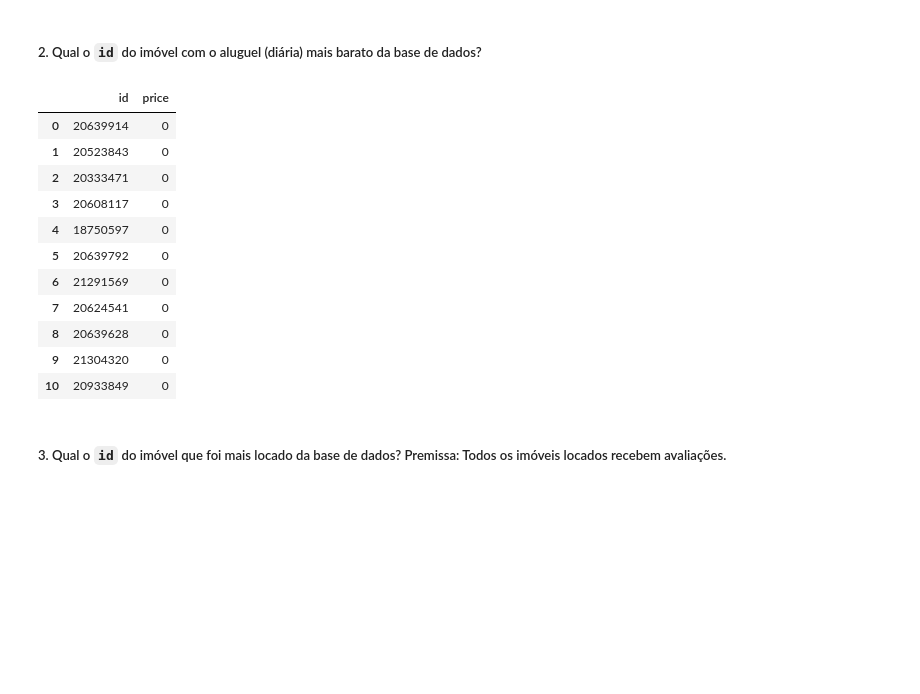
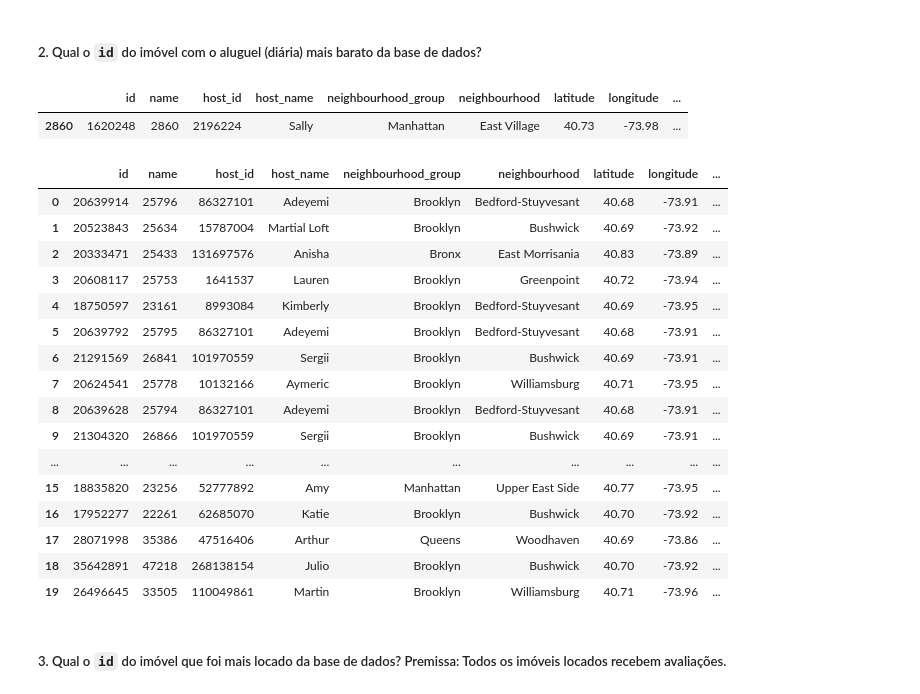
Before and after one commit to m4theus4ndr4de/insights-airbnb-nyc, a Jupyter notebook: airbnb_nyc_insights.ipynb, the cells around one changed output. Cells and saved outputs as stored; diff of their text form; code cells hidden in the pictures; blank space fills up the shorter version.

```diff
--- a/airbnb_nyc_insights.ipynb
+++ b/airbnb_nyc_insights.ipynb
@@ -318,21 +319,31 @@ df[['id', 'price']].sort_values('price', ascending=False).reset_index(drop=True)
 | 2 | 22436899 | 10000 |
 # %% [markdown]
 ##### 2. Qual o `id` do imóvel com o aluguel (diária) mais barato da base de dados?
+# %%
+df.query("id == 1620248")
+# %% [output]
+|  | id | name | host_id | host_name | neighbourhood_group | neighbourhood | latitude | longitude | ... |
+| 2860 | 1620248 | 2860 | 2196224 | Sally | Manhattan | East Village | 40.73 | -73.98 | ... |
 # %%
-df[['id', 'price']].sort_values('price', ascending=True).reset_index(drop=True)[0:11]
+df.sort_values('price', ascending=True).reset_index(drop=True)[0:20]
 # %% [output]
-|  | id | price |
-| 0 | 20639914 | 0 |
-| 1 | 20523843 | 0 |
-| 2 | 20333471 | 0 |
-| 3 | 20608117 | 0 |
-| 4 | 18750597 | 0 |
-| 5 | 20639792 | 0 |
-| 6 | 21291569 | 0 |
-| 7 | 20624541 | 0 |
-| 8 | 20639628 | 0 |
-| 9 | 21304320 | 0 |
-| 10 | 20933849 | 0 |
+|  | id | name | host_id | host_name | neighbourhood_group | neighbourhood | latitude | longitude | ... |
+| 0 | 20639914 | 25796 | 86327101 | Adeyemi | Brooklyn | Bedford-Stuyvesant | 40.68 | -73.91 | ... |
+| 1 | 20523843 | 25634 | 15787004 | Martial Loft | Brooklyn | Bushwick | 40.69 | -73.92 | ... |
+| 2 | 20333471 | 25433 | 131697576 | Anisha | Bronx | East Morrisania | 40.83 | -73.89 | ... |
+| 3 | 20608117 | 25753 | 1641537 | Lauren | Brooklyn | Greenpoint | 40.72 | -73.94 | ... |
+| 4 | 18750597 | 23161 | 8993084 | Kimberly | Brooklyn | Bedford-Stuyvesant | 40.69 | -73.95 | ... |
+| 5 | 20639792 | 25795 | 86327101 | Adeyemi | Brooklyn | Bedford-Stuyvesant | 40.68 | -73.91 | ... |
+| 6 | 21291569 | 26841 | 101970559 | Sergii | Brooklyn | Bushwick | 40.69 | -73.91 | ... |
+| 7 | 20624541 | 25778 | 10132166 | Aymeric | Brooklyn | Williamsburg | 40.71 | -73.95 | ... |
+| 8 | 20639628 | 25794 | 86327101 | Adeyemi | Brooklyn | Bedford-Stuyvesant | 40.68 | -73.91 | ... |
+| 9 | 21304320 | 26866 | 101970559 | Sergii | Brooklyn | Bushwick | 40.69 | -73.91 | ... |
+| ... | ... | ... | ... | ... | ... | ... | ... | ... | ... |
+| 15 | 18835820 | 23256 | 52777892 | Amy | Manhattan | Upper East Side | 40.77 | -73.95 | ... |
+| 16 | 17952277 | 22261 | 62685070 | Katie | Brooklyn | Bushwick | 40.70 | -73.92 | ... |
+| 17 | 28071998 | 35386 | 47516406 | Arthur | Queens | Woodhaven | 40.69 | -73.86 | ... |
+| 18 | 35642891 | 47218 | 268138154 | Julio | Brooklyn | Bushwick | 40.70 | -73.92 | ... |
+| 19 | 26496645 | 33505 | 110049861 | Martin | Brooklyn | Williamsburg | 40.71 | -73.96 | ... |
 # %% [markdown]
 ##### 3. Qual o `id`  do imóvel que foi mais locado da base de dados? Premissa: Todos os imóveis locados recebem avaliações.
 # %%
```
Also changed, not shown: parts of 14 cells of this notebook.
